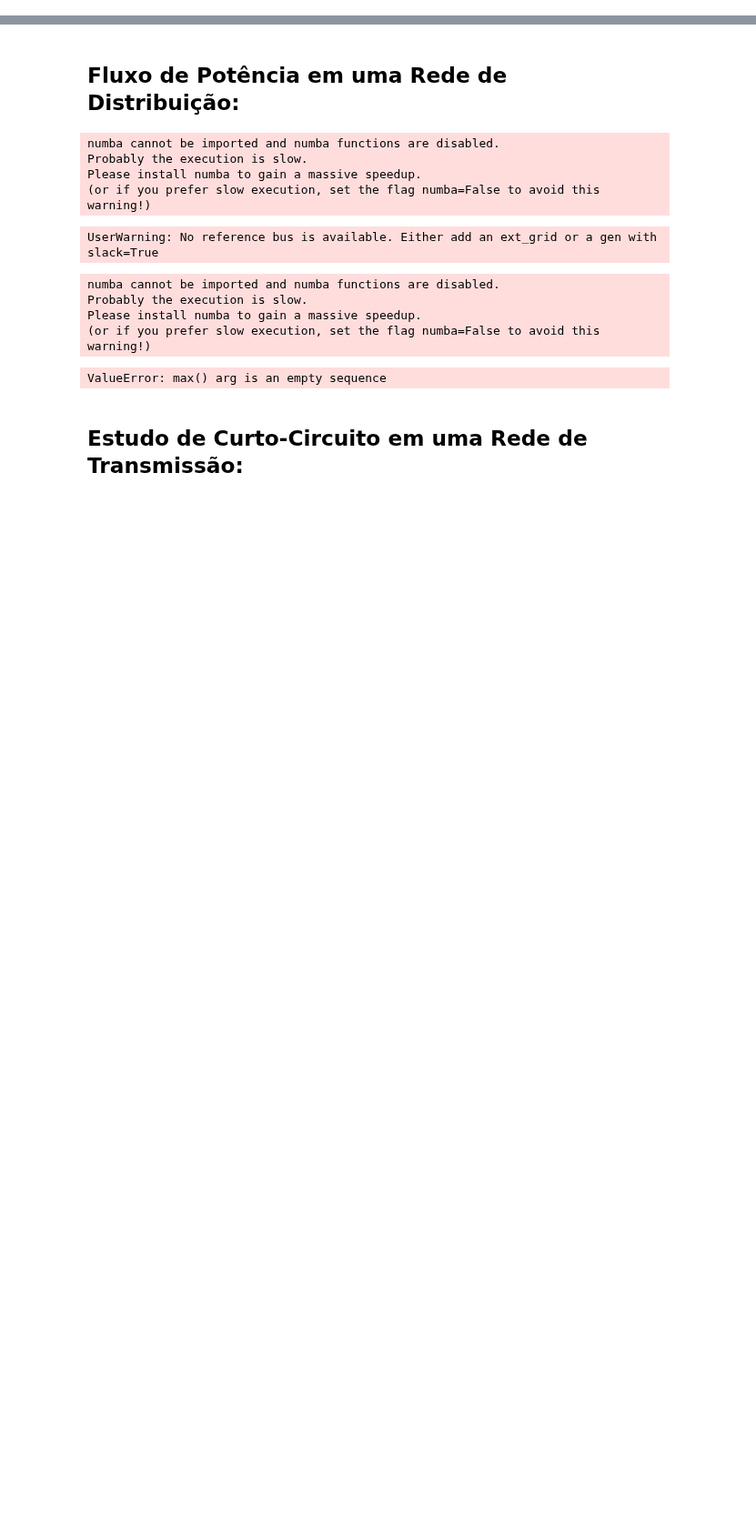
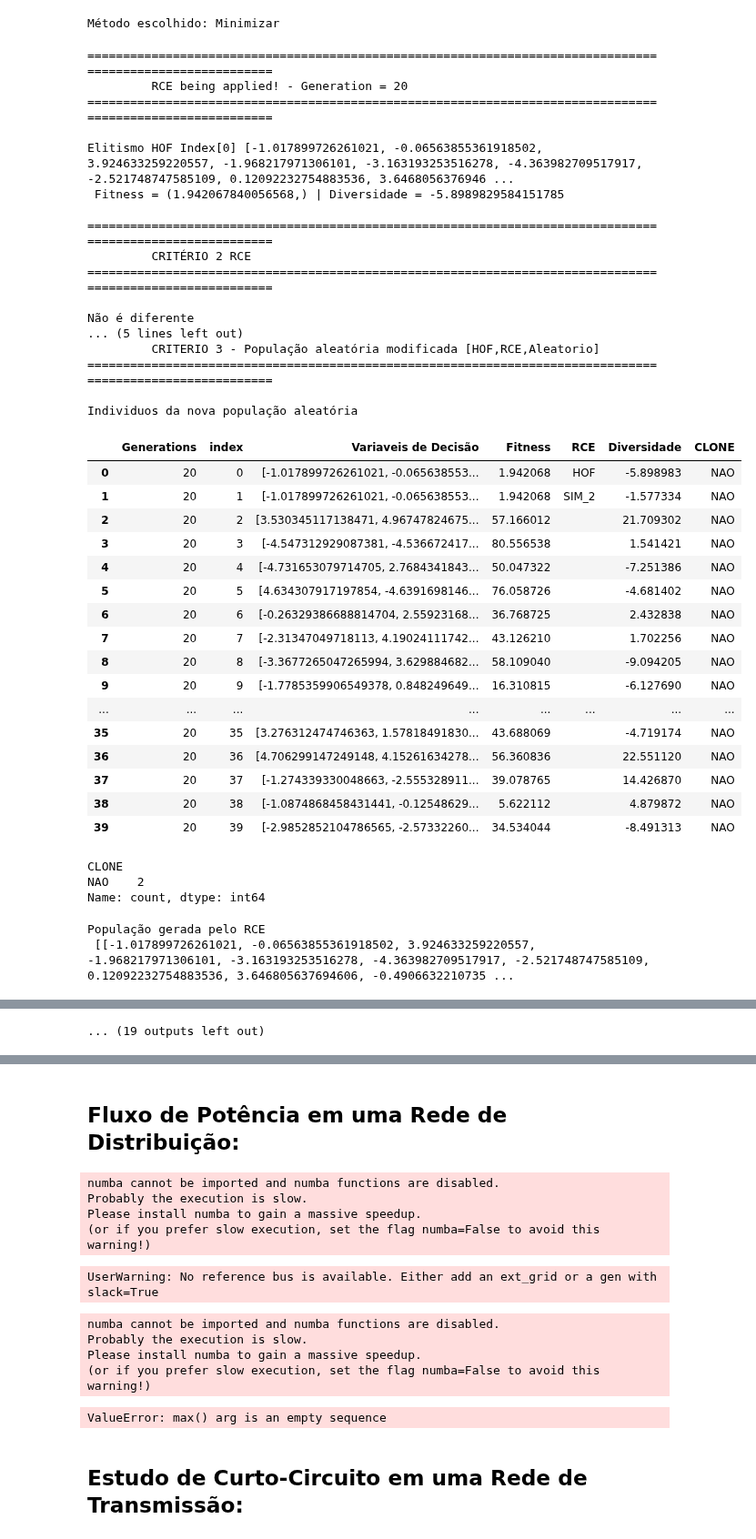
Before and after one commit to PedroVic12/Engenharia-Eletrica-UFF, a Jupyter notebook: Iniciação Cientifica - Eng Eletrica UFF/evolution_rce_master/simulation_pandaPower.ipynb, the cells around one changed output, grey strips where cells are left out. Shown at 91% size. Saved outputs shown, nothing was run; the diff lists cells and outputs as text; code cells hidden in the pictures; blank space fills up the shorter version.

```diff
--- a/Iniciação Cientifica - Eng Eletrica UFF/evolution_rce_master/simulation_pandaPower.ipynb
+++ b/Iniciação Cientifica - Eng Eletrica UFF/evolution_rce_master/simulation_pandaPower.ipynb
@@ -40,0 +62,79 @@ AttributeError: module 'deap.creator' has no attribute 'Individual'
+# %%
+if __name__ == "__main__":
+
+    tempo1 = time.time()
+
+    # Setup
+    params = load_params(
+        "/home/pedrov/Documentos/GitHub/Engenharia-Eletrica-UFF/Iniciação Cientifica - Eng Eletrica UFF/evolution_rce_master/src/db/parameters.json"
+    )
+    setup = Setup(params, dadosEntradaTSP)
+    alg = AlgoritimoEvolutivoRCE(setup)
+    data_visual = DataExploration()
+
+    pop_with_repopulation, logbook_with_repopulation, best_variables = alg.run(
+        RCE=True,
+        fitness_function=rastrigin_decisionVariables,
+        decision_variables=dadosEntradaTSP[2],
+        num_pop=1,
+    )
+
+    print("\n\nEvolução concluída  - 100%")
+
+    # Salvar resultados
+    alg.cout("---> RESULTADOS OBTIDOS")
+    data_visual.displayDataFrameInfo(
+        alg.allIndividualValuesArray, "Todos Individuos Gerados"
+    )
+
+    # Visualização dos resultados
+    alg.cout("VISUALIZANDO OS RESULTADOS")
+    data_visual.show_rastrigin_benchmark(logbook_with_repopulation, best_variables)
+    data_visual.visualize(
+        logbook_with_repopulation, pop_with_repopulation, repopulation=True
+    )
+    data_visual.statistics_per_generation_df(logbook_with_repopulation)
+
+    tempo2 = time.time()
+    print(f"Total execution time: {round(tempo2-tempo1,2)} seconds")
+# %% [output]
+Método escolhido: Minimizar
+==========================================================================================================
+         RCE being applied! - Generation = 20
+==========================================================================================================
+
+Elitismo HOF Index[0] [-1.017899726261021, -0.06563855361918502, 3.924633259220557, -1.968217971306101, -3.163193253516278, -4.363982709517917, -2.521748747585109, 0.12092232754883536, 3.6468056376946 ...
+ Fitness = (1.942067840056568,) | Diversidade = -5.8989829584151785
+
+==========================================================================================================
+         CRITÉRIO 2 RCE
+==========================================================================================================
+
+Não é diferente
+... (5 lines left out)
+         CRITERIO 3 - População aleatória modificada [HOF,RCE,Aleatorio]
+==========================================================================================================
+
+Individuos da nova população aleatória
+|  | Generations | index | Variaveis de Decisão | Fitness | RCE | Diversidade | CLONE |
+| 0 | 20 | 0 | [-1.017899726261021, -0.065638553... | 1.942068 | HOF | -5.898983 | NAO |
+| 1 | 20 | 1 | [-1.017899726261021, -0.065638553... | 1.942068 | SIM_2 | -1.577334 | NAO |
+| 2 | 20 | 2 | [3.530345117138471, 4.96747824675... | 57.166012 |  | 21.709302 | NAO |
+| 3 | 20 | 3 | [-4.547312929087381, -4.536672417... | 80.556538 |  | 1.541421 | NAO |
+| 4 | 20 | 4 | [-4.731653079714705, 2.7684341843... | 50.047322 |  | -7.251386 | NAO |
+| 5 | 20 | 5 | [4.634307917197854, -4.6391698146... | 76.058726 |  | -4.681402 | NAO |
+| 6 | 20 | 6 | [-0.26329386688814704, 2.55923168... | 36.768725 |  | 2.432838 | NAO |
+| 7 | 20 | 7 | [-2.31347049718113, 4.19024111742... | 43.126210 |  | 1.702256 | NAO |
+| 8 | 20 | 8 | [-3.3677265047265994, 3.629884682... | 58.109040 |  | -9.094205 | NAO |
+| 9 | 20 | 9 | [-1.7785359906549378, 0.848249649... | 16.310815 |  | -6.127690 | NAO |
+| ... | ... | ... | ... | ... | ... | ... | ... |
+| 35 | 20 | 35 | [3.276312474746363, 1.57818491830... | 43.688069 |  | -4.719174 | NAO |
+| 36 | 20 | 36 | [4.706299147249148, 4.15261634278... | 56.360836 |  | 22.551120 | NAO |
+| 37 | 20 | 37 | [-1.274339330048663, -2.555328911... | 39.078765 |  | 14.426870 | NAO |
+| 38 | 20 | 38 | [-1.0874868458431441, -0.12548629... | 5.622112 |  | 4.879872 | NAO |
+| 39 | 20 | 39 | [-2.9852852104786565, -2.57332260... | 34.534044 |  | -8.491313 | NAO |
+CLONE
+NAO    2
+Name: count, dtype: int64
+População gerada pelo RCE
+ [[-1.017899726261021, -0.06563855361918502, 3.924633259220557, -1.968217971306101, -3.163193253516278, -4.363982709517917, -2.521748747585109, 0.12092232754883536, 3.646805637694606, -0.4906632210735 ...
@@ -40,0 +217 @@ AttributeError: module 'deap.creator' has no attribute 'Individual'
+... (19 outputs left out)
```
Also changed, not shown: parts of 5 cells of this notebook, 4 other files.
